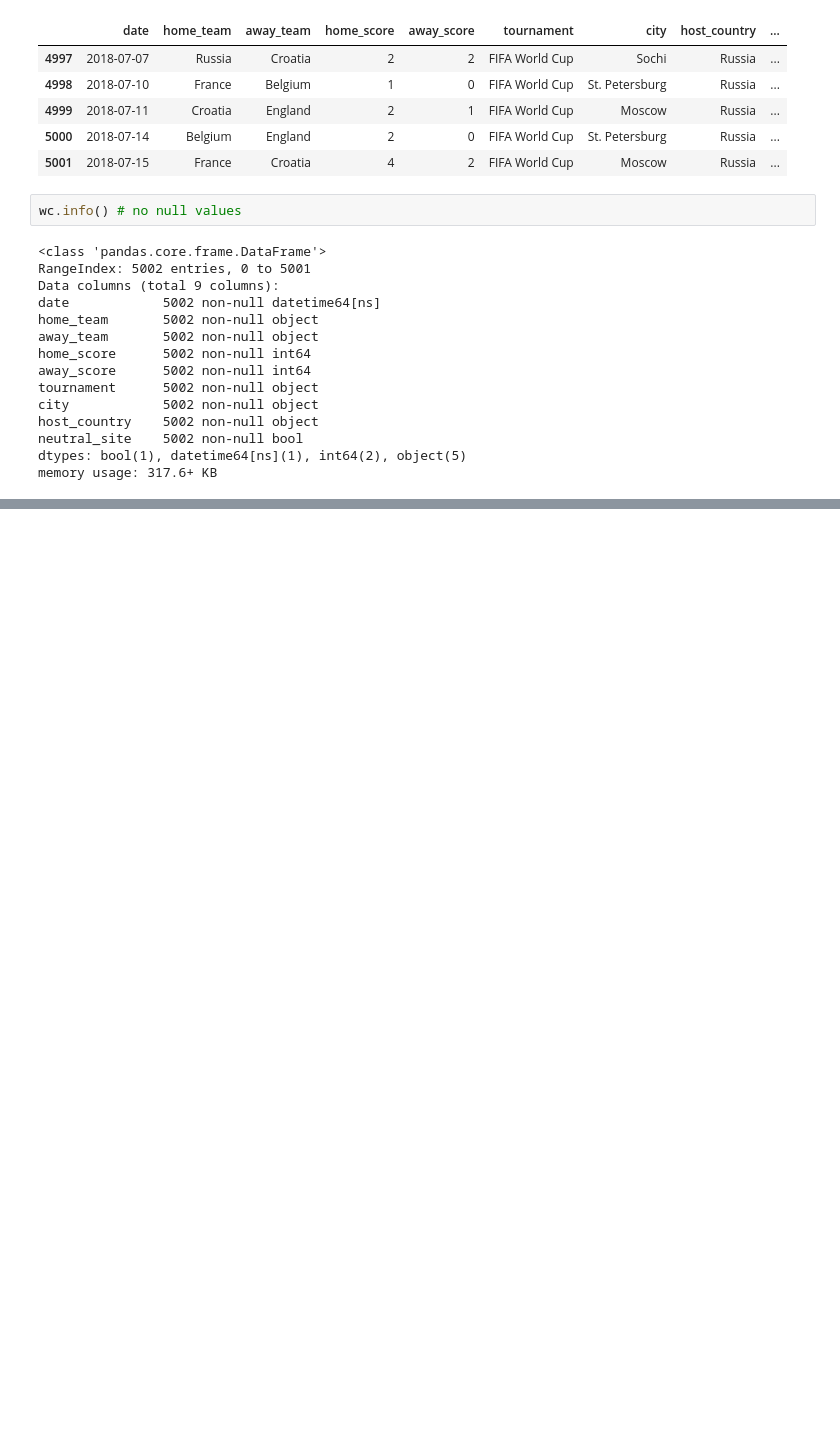
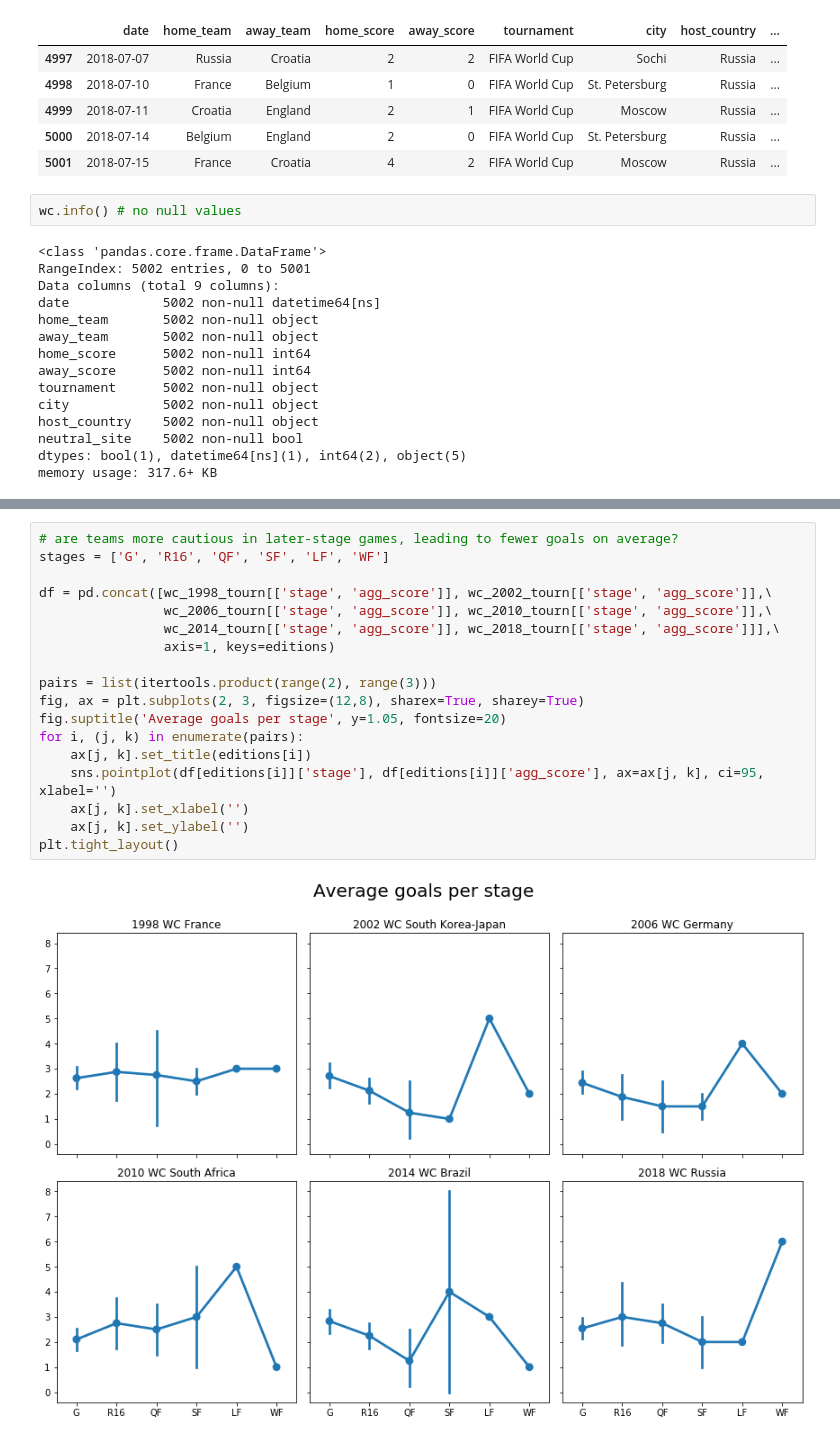
Before and after one commit to jeffc00/international-football-results, a Jupyter notebook: international-football-results.ipynb, the cells around one changed output, grey strips where cells are left out. Drawn from its saved outputs; the diff is of its cells as text; blank space fills up the shorter version.

```diff
--- a/international-football-results.ipynb
+++ b/international-football-results.ipynb
@@ -159,0 +263,20 @@ display(wc.tail())
+# %%
+# are teams more cautious in later-stage games, leading to fewer goals on average?
+stages = ['G', 'R16', 'QF', 'SF', 'LF', 'WF']
+
+df = pd.concat([wc_1998_tourn[['stage', 'agg_score']], wc_2002_tourn[['stage', 'agg_score']],\
+                wc_2006_tourn[['stage', 'agg_score']], wc_2010_tourn[['stage', 'agg_score']],\
+                wc_2014_tourn[['stage', 'agg_score']], wc_2018_tourn[['stage', 'agg_score']]],\
+                axis=1, keys=editions)
+
+pairs = list(itertools.product(range(2), range(3)))
+fig, ax = plt.subplots(2, 3, figsize=(12,8), sharex=True, sharey=True)
+fig.suptitle('Average goals per stage', y=1.05, fontsize=20)
+for i, (j, k) in enumerate(pairs):
+    ax[j, k].set_title(editions[i])
+    sns.pointplot(df[editions[i]]['stage'], df[editions[i]]['agg_score'], ax=ax[j, k], ci=95, xlabel='')
+    ax[j, k].set_xlabel('')
+    ax[j, k].set_ylabel('')
+plt.tight_layout()
+# %% [output]
+[figure, added]
```
Also changed, not shown: parts of 33 cells of this notebook, 8 other files.
